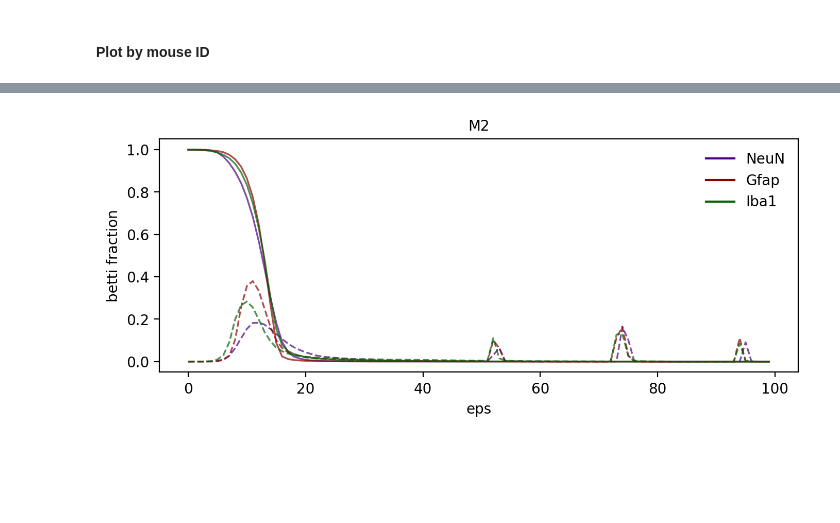
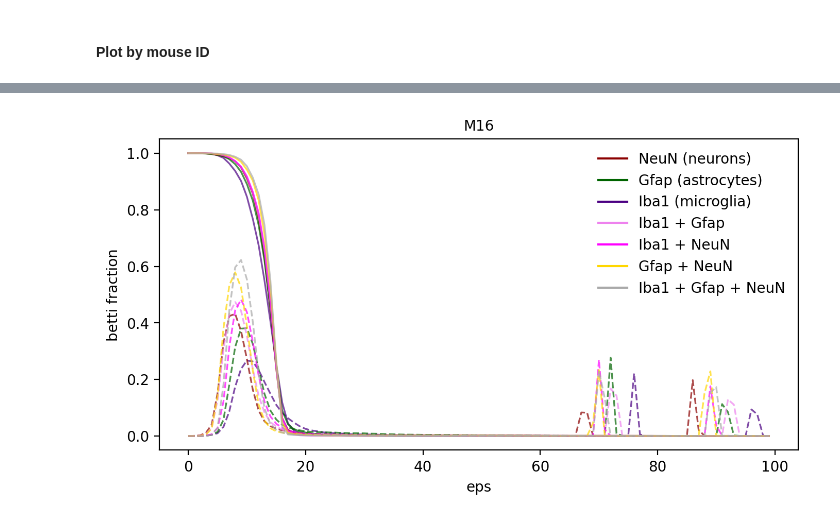
Before and after one commit to elalilab/Stroke_GlialScar_PPA-TDA, a Jupyter notebook: TDA/Plot Betti Curves.ipynb, the cells around one changed output, grey strips where cells are left out. Saved outputs shown, nothing was run; the diff lists cells and outputs as text; code cells hidden in the pictures; blank space fills up the shorter version.

Commit message:
persistent homology computation for pairs of cell types

```diff
--- a/TDA/Plot Betti Curves.ipynb
+++ b/TDA/Plot Betti Curves.ipynb
@@ -206,11 +206,19 @@ M20     Gfap    125561 cells    11789 sampled    (9.39%)
 # %% [markdown]
 #### Plot by mouse ID
 # %%
-mouse_id = 2
+mouse_id = 16
+px2um = 1.3
+
 disp_persdiag = False
-color_dict = {"NeuN":"darkred", "Gfap":"darkgreen", "Iba1":"indigo"}
+plt_H0 = True
+plt_H1 = True
+plt_pairs = True
+
+color_dict = {"NeuN":"darkred", "Gfap":"darkgreen", "Iba1":"indigo",
+             "Iba_Gfap":"violet", "Iba_NeuN":"magenta", "Gfap_NeuN":"gold",
+             "Iba_Gfap_NeuN": "darkgray"}
 # %%
-plt.figure(figsize=(8,3), dpi=200)
+plt.figure(figsize=(8,4), dpi=200)
 
 for csvfname in glob.glob(os.path.join("data", "*", "*.csv")):
 
@@ -231,23 +239,75 @@ for csvfname in glob.glob(os.path.join("data", "*", "*.csv")):
           " sampled \t (" + str(np.round(nsampled*100/totcells, 2)) + "%)")
 
         if disp_persdiag:
-            idx = tda["dgm"][:,2] == 0
-            plt.scatter(tda["dgm"][idx,0], tda["dgm"][idx,1], s=0.2, alpha=0.7, color=color_dict[ctype])
-            idx = tda["dgm"][:,2] == 1
-            plt.scatter(tda["dgm"][idx,0], tda["dgm"][idx,1], s=0.2, alpha=0.7, color=color_dict[ctype])
+            if plt_H0:
+                idx = tda["dgm"][:,2] == 0
+                plt.scatter(px2um*tda["dgm"][idx,0], px2um*tda["dgm"][idx,1], s=0.2, alpha=0.7,
+                            color=color_dict[ctype])
+            if plt_H1:
+                idx = tda["dgm"][:,2] == 1
+                plt.scatter(px2um*tda["dgm"][idx,0], px2um*tda["dgm"][idx,1], s=0.2, alpha=0.7,
+                            color=color_dict[ctype])
         else:
-            betti_curve_h0 = tda["bc"][0][0]
-            plt.plot(betti_curve_h0/nsampled, '-', linewidth=1.2, alpha=0.7, color=color_dict[ctype])
-            betti_curve_h1 = tda["bc"][0][1]
-            plt.plot(betti_curve_h1/nsampled, '--', linewidth=1.2, alpha=0.7, color=color_dict[ctype])
+            if plt_H0:
+                betti_curve_h0 = tda["bc"][0][0]
+                plt.plot(betti_curve_h0/nsampled, '-', linewidth=1.2, alpha=0.7, color=color_dict[ctype])
+            if plt_H1:
+                betti_curve_h1 = tda["bc"][0][1]
+                plt.plot(betti_curve_h1/nsampled, '--', linewidth=1.2, alpha=0.7, color=color_dict[ctype])
 
-plt.plot(np.NaN, np.NaN, '-', color="darkred", label="NeuN")
-plt.plot(np.NaN, np.NaN, '-', color="darkgreen", label="Gfap")
-plt.plot(np.NaN, np.NaN, '-', color="indigo", label="Iba1")
+if plt_pairs:
+
+    for npyfname in glob.glob(os.path.join("results_pairs", "*.npy")):
+
+        fname_parts = os.path.splitext(os.path.basename(npyfname))[0].split("_")
+        mid = fname_parts[0]
+        dpi = fname_parts[1]
+
+        if int(mid[1:]) == mouse_id:
+
+            for pair in ["Iba_Gfap", "Iba_NeuN", "Gfap_NeuN", "Iba_Gfap_NeuN"]:
+
+                dat = np.load(npyfname, allow_pickle=True).item()
+
+                n_samples = dat[pair+'_ptcloud'].shape[0]
+
+                print(dpi + "\t" + " + ".join(pair.split("_")) + "\t" + str(n_samples) + " sampled")
+
+                if disp_persdiag:
+
+                    if plt_H0:
+                        idx = dat[pair+"_dgm"][:,2] == 0
+                        plt.scatter(dat[pair+"_dgm"][idx,0], dat[pair+"_dgm"][idx,1], s=0.2, alpha=0.7,
+                                    color=color_dict[pair])
+                    if plt_H1:
+                        idx = dat[pair+"_dgm"][:,2] == 1
+                        plt.scatter(dat[pair+"_dgm"][idx,0], dat[pair+"_dgm"][idx,1], s=0.2, alpha=0.7,
+                                    color=color_dict[pair])
+
+                else:
+
+                    if plt_H0:
+                        betti_curve_h0 = dat[pair+'_bc'][0][0]
+                        plt.plot(betti_curve_h0/n_samples, '-', linewidth=1.2, alpha=0.7,
+                                 color=color_dict[pair])
+                    if plt_H1:
+                        betti_curve_h1 = dat[pair+'_bc'][0][1]
+                        plt.plot(betti_curve_h1/n_samples, '--', linewidth=1.2, alpha=0.7,
+                                 color=color_dict[pair])
+
+plt.plot(np.NaN, np.NaN, '-', color="darkred", label="NeuN (neurons)")
+plt.plot(np.NaN, np.NaN, '-', color="darkgreen", label="Gfap (astrocytes)")
+plt.plot(np.NaN, np.NaN, '-', color="indigo", label="Iba1 (microglia)")
+
+if plt_pairs:
+    plt.plot(np.NaN, np.NaN, '-', color="violet", label="Iba1 + Gfap")
+    plt.plot(np.NaN, np.NaN, '-', color="magenta", label="Iba1 + NeuN")
+    plt.plot(np.NaN, np.NaN, '-', color="gold", label="Gfap + NeuN")
+    plt.plot(np.NaN, np.NaN, '-', color="darkgray", label="Iba1 + Gfap + NeuN")
 
 if disp_persdiag:
-    plt.xlabel("Interval Start", fontsize=10)
-    plt.ylabel("Interval End", fontsize=10)
+    plt.xlabel("Interval Start (um)", fontsize=10)
+    plt.ylabel("Interval End (um)", fontsize=10)
 else:
     plt.xlabel("eps", fontsize=10)
     plt.ylabel("betti fraction", fontsize=10)
@@ -255,5 +315,7 @@ else:
 plt.title("M"+str(mouse_id), fontsize=10)
 leg = plt.legend(frameon=False)
 leg.get_frame().set_facecolor("none")
+#plt.xscale("log")
+#plt.yscale("log")
 plt.show()
 # %% [output]
@@ -263 +329 @@ plt.show()
-[figure, old version]
+[figure, new version]
```
Also changed, not shown: parts of 2 cells of this notebook, 1 other file.
